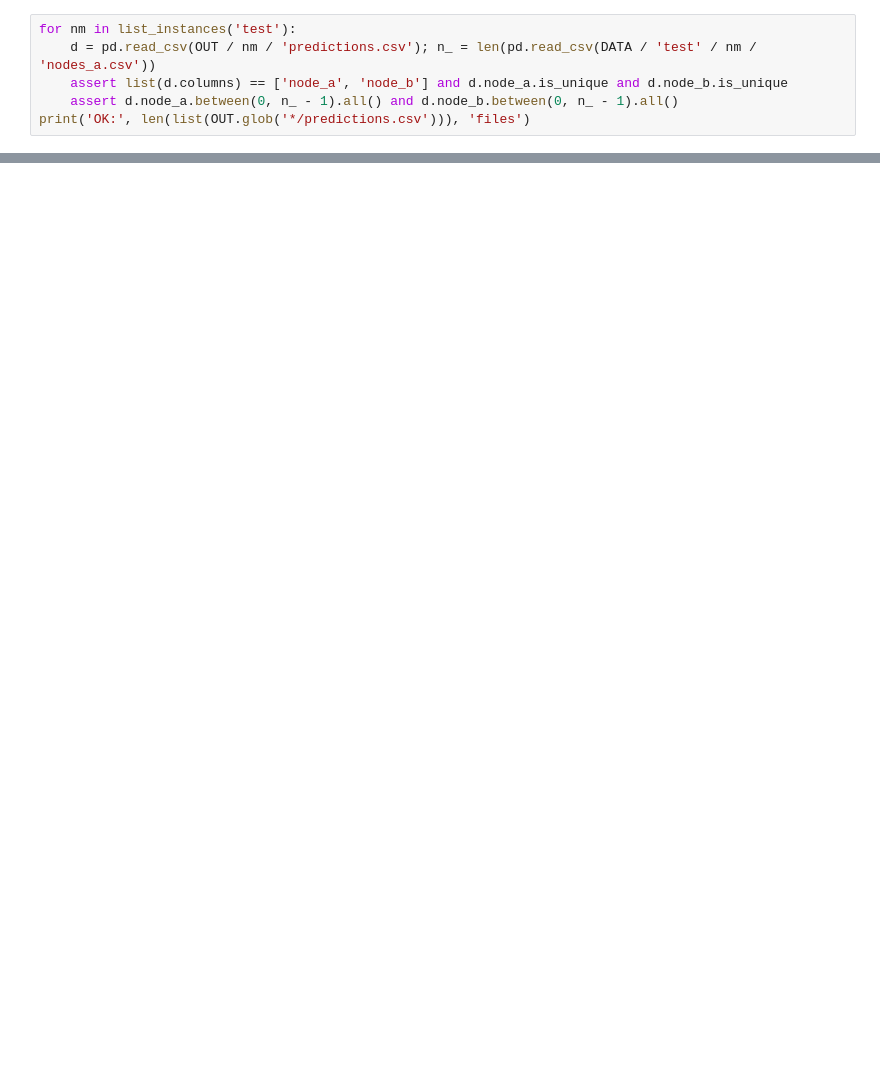
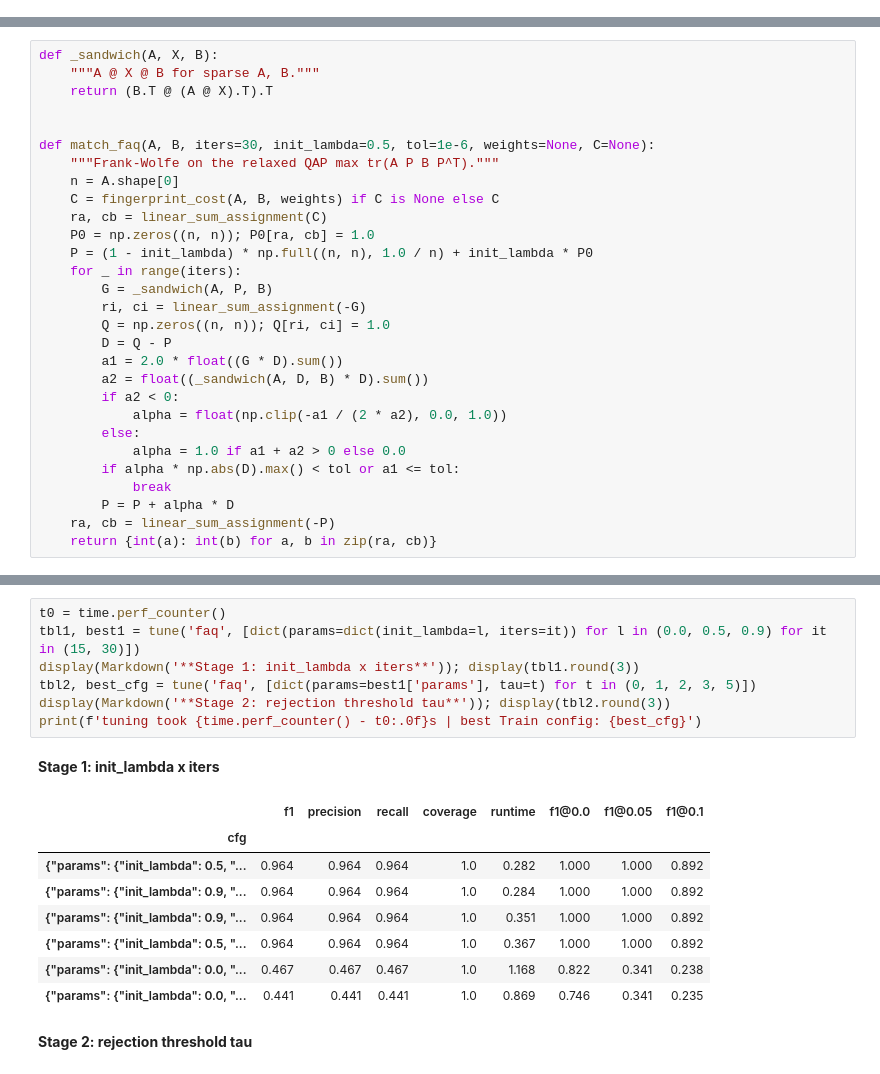
Before and after one commit to truongleit/privacy-aware-computing, a Jupyter notebook: 02_seed_free/solution.ipynb, the cells around one changed output, grey strips where cells are left out. Drawn from its saved outputs; the diff is of its cells as text; blank space fills up the shorter version.

```diff
--- a/02_seed_free/solution.ipynb
+++ b/02_seed_free/solution.ipynb
@@ -694,6 +0,0 @@ wrote 18 files
-# %%
-for nm in list_instances('test'):
-    d = pd.read_csv(OUT / nm / 'predictions.csv'); n_ = len(pd.read_csv(DATA / 'test' / nm / 'nodes_a.csv'))
-    assert list(d.columns) == ['node_a', 'node_b'] and d.node_a.is_unique and d.node_b.is_unique
-    assert d.node_a.between(0, n_ - 1).all() and d.node_b.between(0, n_ - 1).all()
-print('OK:', len(list(OUT.glob('*/predictions.csv'))), 'files')
@@ -701,0 +157,29 @@ OK: 18 files
+# %%
+def _sandwich(A, X, B):
+    """A @ X @ B for sparse A, B."""
+    return (B.T @ (A @ X).T).T
+
+
+def match_faq(A, B, iters=30, init_lambda=0.5, tol=1e-6, weights=None, C=None):
+    """Frank-Wolfe on the relaxed QAP max tr(A P B P^T)."""
+    n = A.shape[0]
+    C = fingerprint_cost(A, B, weights) if C is None else C
+    ra, cb = linear_sum_assignment(C)
+    P0 = np.zeros((n, n)); P0[ra, cb] = 1.0
+    P = (1 - init_lambda) * np.full((n, n), 1.0 / n) + init_lambda * P0
+    for _ in range(iters):
+        G = _sandwich(A, P, B)
+        ri, ci = linear_sum_assignment(-G)
+        Q = np.zeros((n, n)); Q[ri, ci] = 1.0
+        D = Q - P
+        a1 = 2.0 * float((G * D).sum())
+        a2 = float((_sandwich(A, D, B) * D).sum())
+        if a2 < 0:
+            alpha = float(np.clip(-a1 / (2 * a2), 0.0, 1.0))
+        else:
+            alpha = 1.0 if a1 + a2 > 0 else 0.0
+        if alpha * np.abs(D).max() < tol or a1 <= tol:
+            break
+        P = P + alpha * D
+    ra, cb = linear_sum_assignment(-P)
+    return {int(a): int(b) for a, b in zip(ra, cb)}
@@ -701,0 +246,18 @@ OK: 18 files
+# %%
+t0 = time.perf_counter()
+tbl1, best1 = tune('faq', [dict(params=dict(init_lambda=l, iters=it)) for l in (0.0, 0.5, 0.9) for it in (15, 30)])
+display(Markdown('**Stage 1: init_lambda x iters**')); display(tbl1.round(3))
+tbl2, best_cfg = tune('faq', [dict(params=best1['params'], tau=t) for t in (0, 1, 2, 3, 5)])
+display(Markdown('**Stage 2: rejection threshold tau**')); display(tbl2.round(3))
+print(f'tuning took {time.perf_counter() - t0:.0f}s | best Train config: {best_cfg}')
+# %% [output]
+**Stage 1: init_lambda x iters**
+|  | f1 | precision | recall | coverage | runtime | f1@0.0 | f1@0.05 | f1@0.1 |
+| cfg |  |  |  |  |  |  |  |  |
+| {"params": {"init_lambda": 0.5, "... | 0.964 | 0.964 | 0.964 | 1.0 | 0.282 | 1.000 | 1.000 | 0.892 |
+| {"params": {"init_lambda": 0.9, "... | 0.964 | 0.964 | 0.964 | 1.0 | 0.284 | 1.000 | 1.000 | 0.892 |
+| {"params": {"init_lambda": 0.9, "... | 0.964 | 0.964 | 0.964 | 1.0 | 0.351 | 1.000 | 1.000 | 0.892 |
+| {"params": {"init_lambda": 0.5, "... | 0.964 | 0.964 | 0.964 | 1.0 | 0.367 | 1.000 | 1.000 | 0.892 |
+| {"params": {"init_lambda": 0.0, "... | 0.467 | 0.467 | 0.467 | 1.0 | 1.168 | 0.822 | 0.341 | 0.238 |
+| {"params": {"init_lambda": 0.0, "... | 0.441 | 0.441 | 0.441 | 1.0 | 0.869 | 0.746 | 0.341 | 0.235 |
+**Stage 2: rejection threshold tau**
```
Also changed, not shown: parts of 65 cells of this notebook, 2 other files.
